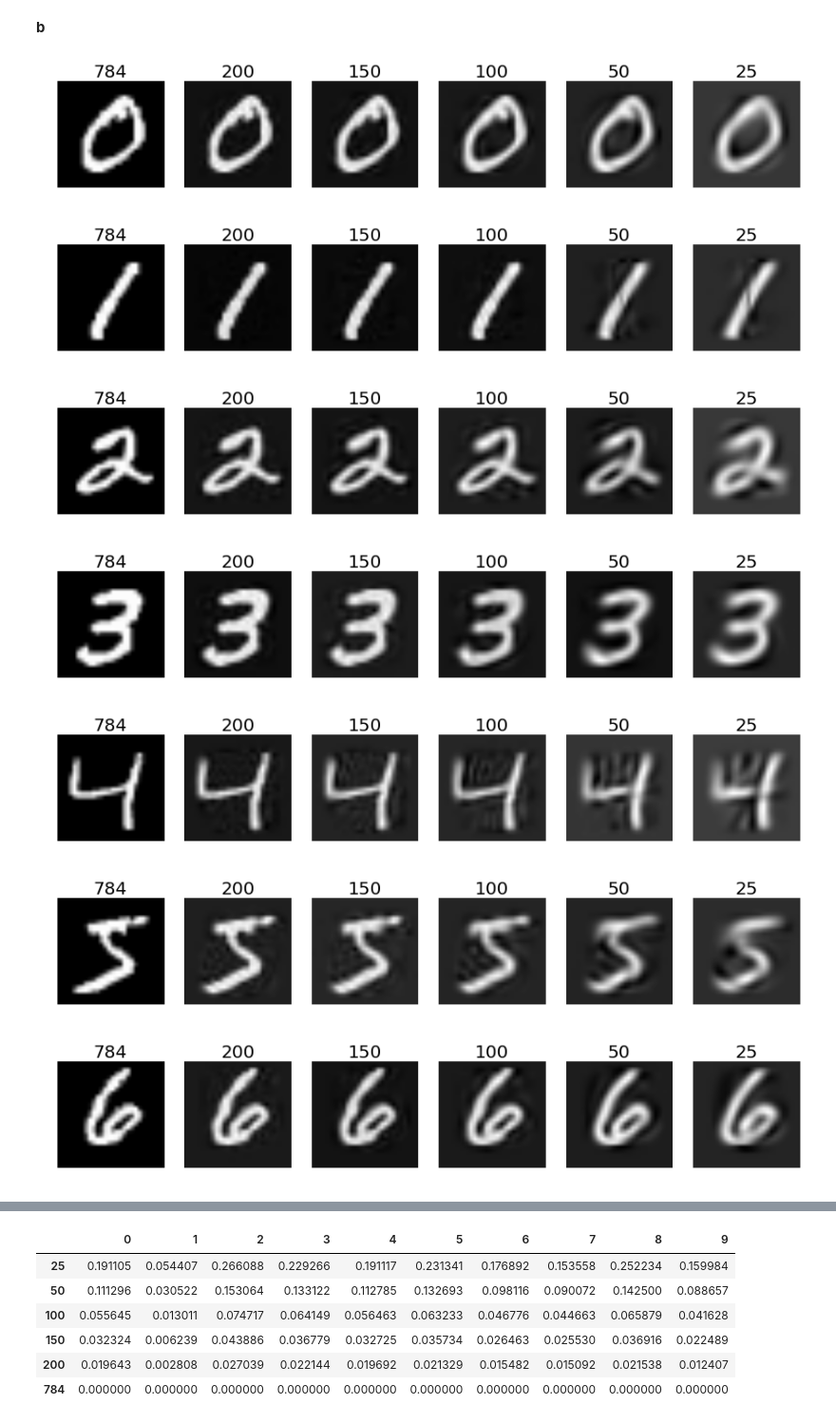
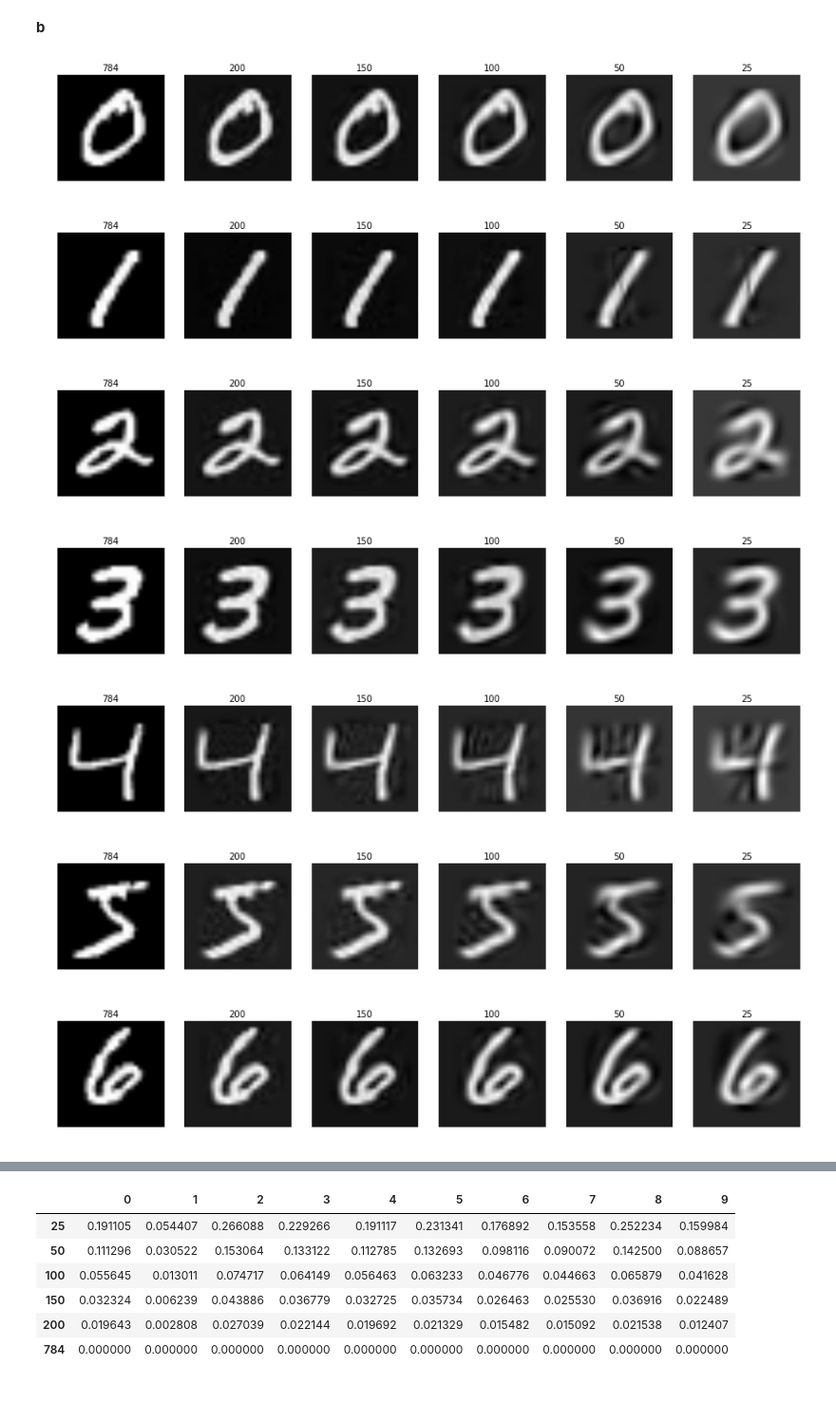
Before and after one commit to mGalarnyk/DSE210_Probability_Statistics_Python, a Jupyter notebook: 8_Matrix_Factorization.ipynb, the cells around one changed output, grey strips where cells are left out. Shown at 95% size. Drawn from its saved outputs; the diff is of its cells as text; code cells hidden in the pictures; blank space fills up the shorter version.

```diff
--- a/8_Matrix_Factorization.ipynb
+++ b/8_Matrix_Factorization.ipynb
@@ -164,43 +164,42 @@ def transform(k, image, image_id):
 # %%
 def printdigit(X,k):
     plt.imshow(X, cmap=plt.cm.gray)
-    plt.title('%i' % k, fontsize = 20)
+    plt.title('%i' % k, fontsize = 10)
     plt.axis('off')
 # %%
-#get PCA for each class
-targets = list(set(Y_train))
+numbers = list(set(Y_train))
 table={}
-for target in targets:
+for number in numbers:
     x_train=[]
     y_train=[]
-    table[target]={}
+    table[number]={}
 
-    for i, example in enumerate(X_train):
-        if Y_train[i]==target:
-            x_train.append(example)
-            y_train.append(target)
+    for i, image in enumerate(X_train):
+        if Y_train[i] == number:
+            x_train.append(image)
+            y_train.append(number)
     #now get principle components
     x_train = np.array(x_train)
     cov = np.cov(x_train.T)
     evals, evecs = np.linalg.eig(cov)
-    evals = np.float64(evals)#get out of imaginary
-    evecs = np.float64(evecs)#get out of imaginary
+    evals = np.float64(evals)
+    evecs = np.float64(evecs)
     denominator = evals.sum()
 
     k_list = [784, 200, 150, 100, 50, 25]
     index = 0
     plt.figure(figsize=(15,5))
     for k in k_list:
-        table[target][k]=F(k)
+        table[number][k]=F(k)
         image_reduced = transform(k, x_train[:10], 0)
         index += 1
         plt.subplot(1, len(k_list), index)
         printdigit(image_reduced, k)
 # %% [output]
-[figure, old version]
+[figure, new version]
-[figure, old version]
+[figure, new version]
-[figure, old version]
+[figure, new version]
-[figure, old version]
+[figure, new version]
-[figure, old version]
+[figure, new version]
-[figure, old version]
+[figure, new version]
-[figure, old version]
+[figure, new version]
```
Also changed, not shown: parts of 2 cells of this notebook.
